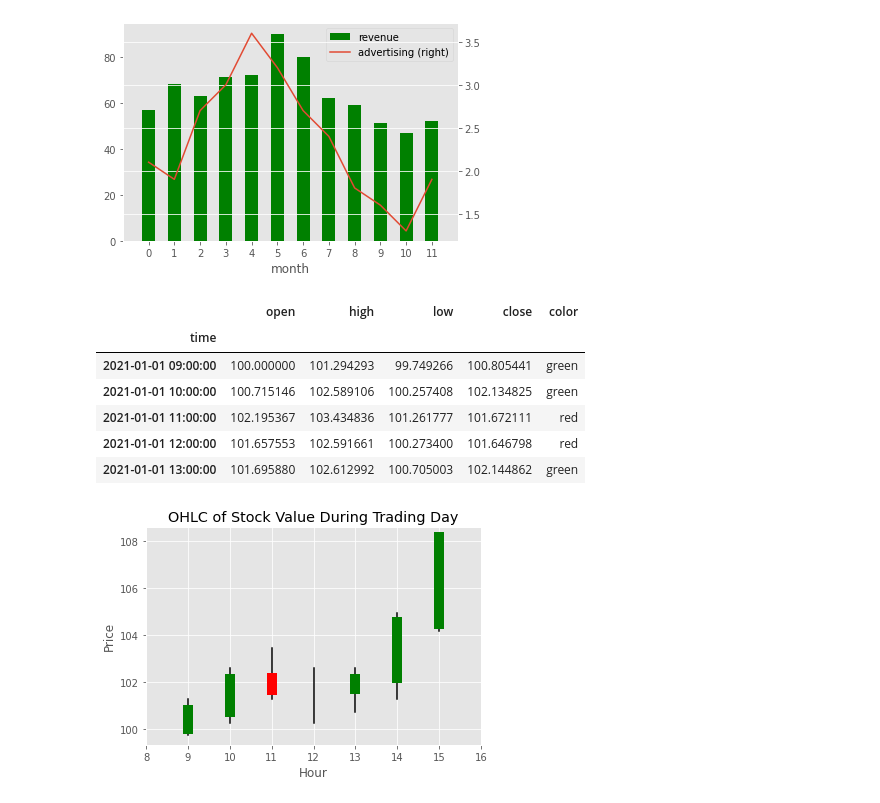
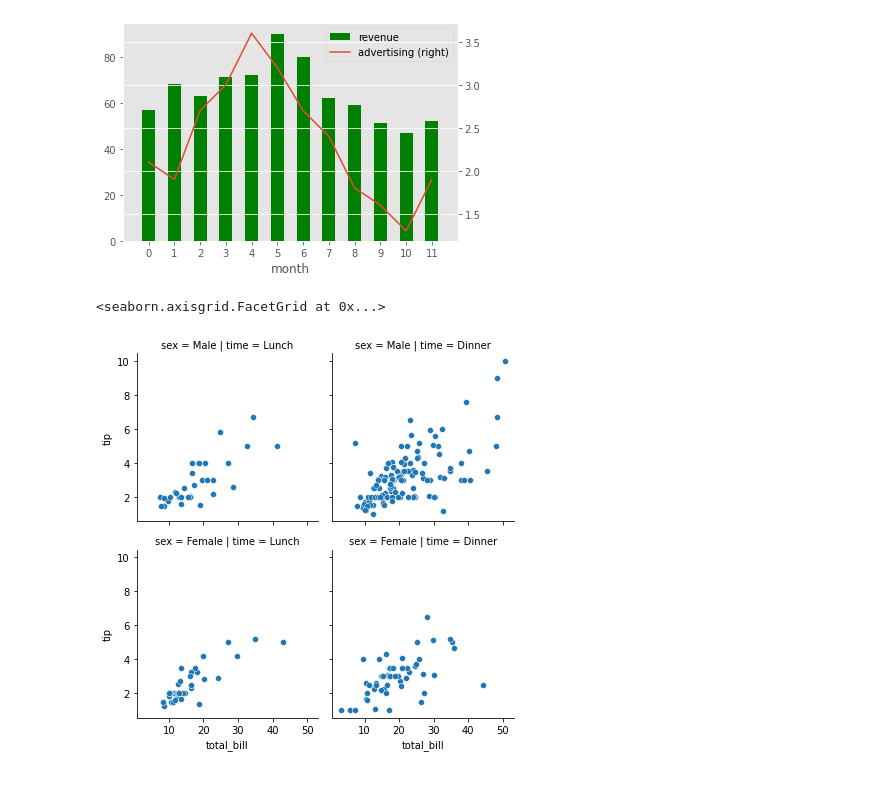
Before and after one commit to ricardopretelt/data-analysis-in-python, a Jupyter notebook: 3. Intro to Pandas.ipynb, the cells around one changed output. Saved outputs shown, nothing was run; the diff lists cells and outputs as text; code cells hidden in the pictures.

```diff
--- a/3. Intro to Pandas.ipynb
+++ b/3. Intro to Pandas.ipynb
@@ -882,60 +882,12 @@ ax.set_xlim((-1,12))
 # %% [output]
 (-1.0, 12.0)
 [figure]
-# %%
-# Generate a day's worth of random stock data, and aggregate / reformat it so that it has hourly
-#summaries of the opening, highest, lowest, and closing prices
-# Helper function
-import numpy as np
-def float_to_time(x):
-    return str(int(x)) + ":" + str(int(x%1 * 60)).zfill(2) + ":" + str(int(x*60 % 1 * 60)).zfill(2)
-def day_stock_data():
-    #NYSE is open from 9:30 to 4:00
-    time = 9.5
-    price = 100
-    results = [(float_to_time(time), price)]
-    while time < 16:
-        elapsed = np.random.exponential(.001)
-        time += elapsed
-        if time > 16:
-            break
-        price_diff = np.random.uniform(.999, 1.001)
-        price *= price_diff
-        results.append((float_to_time(time), price))
-    df = pd.DataFrame(results, columns = ['time','price'])
-    df.time = pd.to_datetime(df.time)
-    return df
-def plot_candlestick(agg):
-    """
-    agg is a DataFrame which has a DatetimeIndex and five columns: ["open","high","low","close","color"]
-    """
-    fig, ax = plt.subplots()
-    for time in agg.index:
-        ax.plot([time.hour] * 2, agg.loc[time, ["high","low"]].values, color = "black")
-        ax.plot([time.hour] * 2, agg.loc[time, ["open","close"]].values, color = agg.loc[time, "color"], linewidth = 10)
-
-    ax.set_xlim((8,16))
-    ax.set_ylabel("Price")
-    ax.set_xlabel("Hour")
-    ax.set_title("OHLC of Stock Value During Trading Day")
-    plt.show()
-# Solving the exercise
-df = day_stock_data()
-df.set_index("time", inplace = True)
-agg = df.resample("H").ohlc()
-agg.columns = agg.columns.droplevel()
-agg["color"] = (agg.close > agg.open).map({True:"green",False:"red"})
-agg.head()
-# %% [output]
-|  | open | high | low | close | color |
-| time |  |  |  |  |  |
-| 2021-01-01 09:00:00 | 100.000000 | 101.294293 | 99.749266 | 100.805441 | green |
-| 2021-01-01 10:00:00 | 100.715146 | 102.589106 | 100.257408 | 102.134825 | green |
-| 2021-01-01 11:00:00 | 102.195367 | 103.434836 | 101.261777 | 101.672111 | red |
-| 2021-01-01 12:00:00 | 101.657553 | 102.591661 | 100.273400 | 101.646798 | red |
-| 2021-01-01 13:00:00 | 101.695880 | 102.612992 | 100.705003 | 102.144862 | green |
-# %%
-# Plot a candlestick chart
-plot_candlestick(agg)
-# %% [output]
-[figure, removed]
+# %%
+# Multiple graphs in a figure with Pandas and Seaborn using FacetGrid
+import seaborn as sns
+tips = sns.load_dataset("tips")
+g = sns.FacetGrid(tips, col="time",  row="sex")
+g.map(sns.scatterplot, "total_bill", "tip")
+# %% [output]
+<seaborn.axisgrid.FacetGrid at 0x...>
+[figure, added]
```
